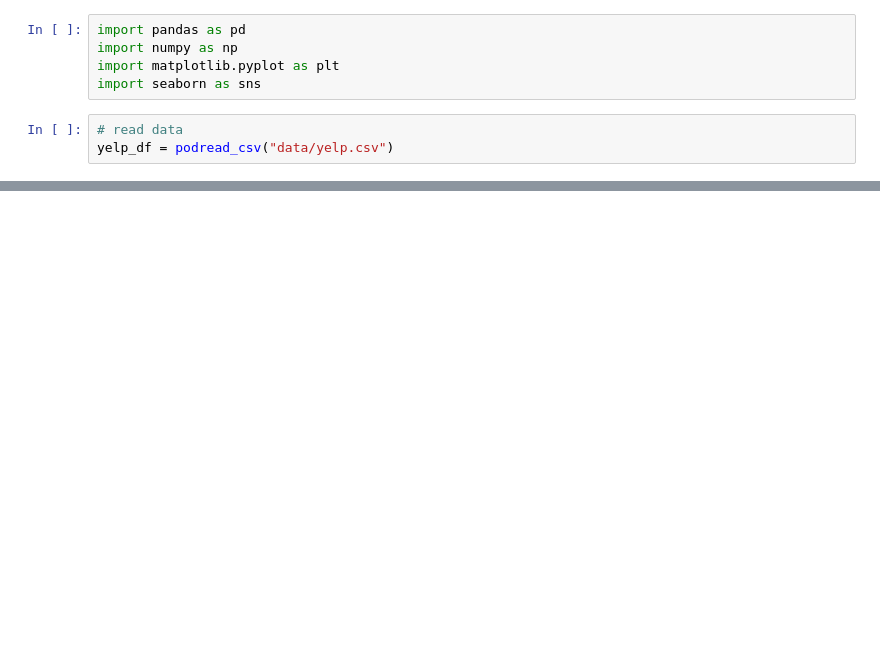
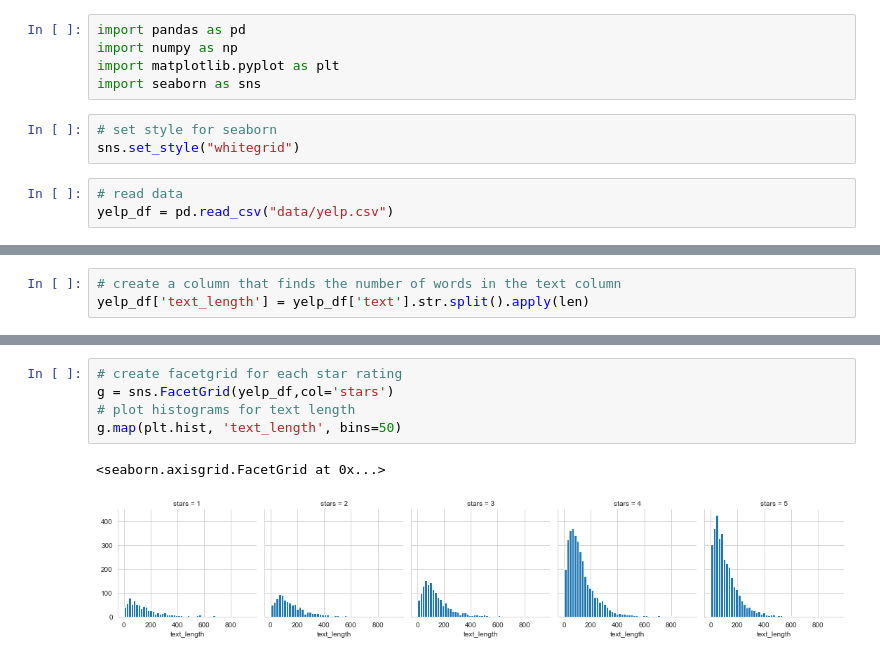
Before and after one commit to daniel8691/yelp_NLP, a Jupyter notebook: yelp_NLP.ipynb, the cells around one changed output, grey strips where cells are left out. Cells and saved outputs as stored; diff of their text form; blank space fills up the shorter version.

Commit message:
data manipulation, graphed distribution, found correlation between star ratings

```diff
--- a/yelp_NLP.ipynb
+++ b/yelp_NLP.ipynb
@@ -3,6 +3,9 @@ import pandas as pd
 import numpy as np
 import matplotlib.pyplot as plt
 import seaborn as sns
+# %%
+# set style for seaborn
+sns.set_style("whitegrid")
 # %%
 # read data
-yelp_df = podread_csv("data/yelp.csv")
+yelp_df = pd.read_csv("data/yelp.csv")
@@ -10,0 +53,3 @@ NameError: name 'read_csv' is not defined
+# %%
+# create a column that finds the number of words in the text column
+yelp_df['text_length'] = yelp_df['text'].str.split().apply(len)
@@ -10,0 +66,8 @@ NameError: name 'read_csv' is not defined
+# %%
+# create facetgrid for each star rating
+g = sns.FacetGrid(yelp_df,col='stars')
+# plot histograms for text length
+g.map(plt.hist, 'text_length', bins=50)
+# %% [output]
+<seaborn.axisgrid.FacetGrid at 0x...>
+[figure, added]
```
Also changed, not shown: parts of 16 cells of this notebook.
